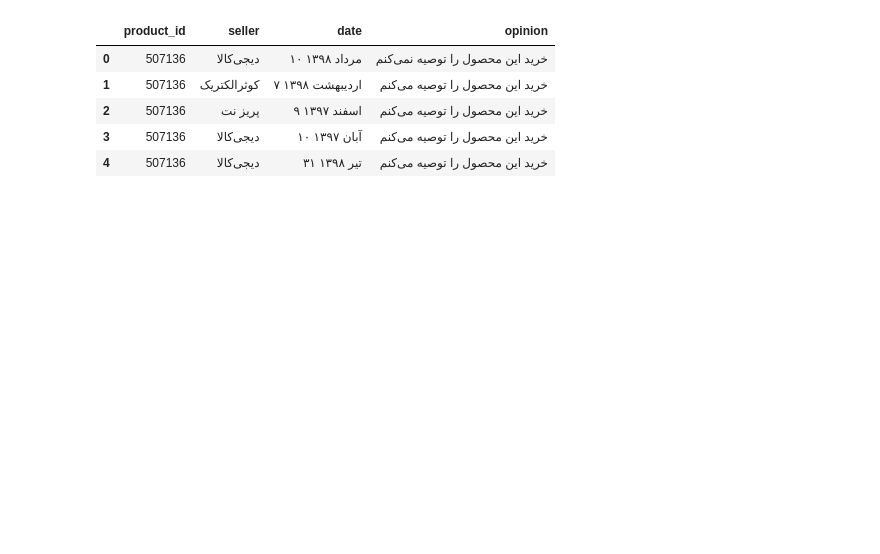
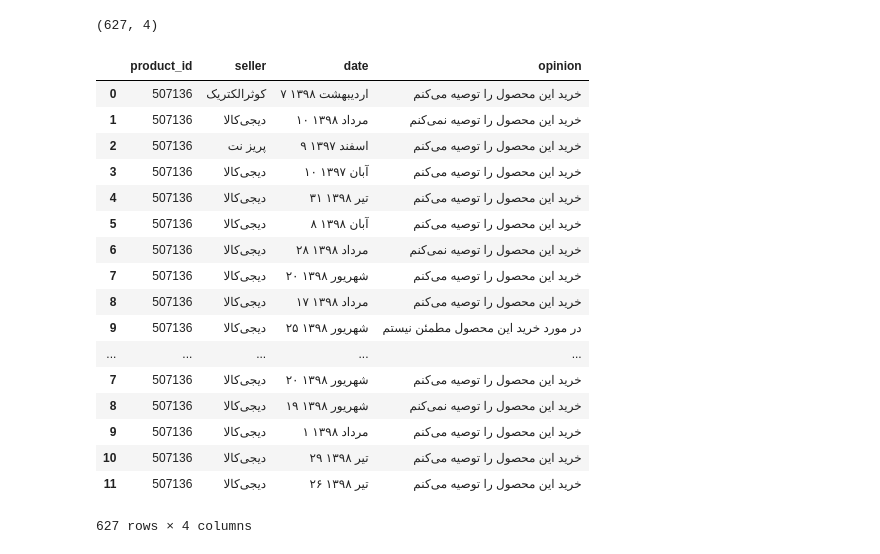
Before and after one commit to saeedesmaili/digikala_comments, a Jupyter notebook: getting_the_data.ipynb, the cells around one changed output. Cells and saved outputs as stored; diff of their text form; code cells hidden in the pictures; blank space fills up the shorter version.

```diff
--- a/getting_the_data.ipynb
+++ b/getting_the_data.ipynb
@@ -134,0 +75,27 @@ opinion: خرید این محصول را توصیه می‌کنم
+# %%
+url = "https://www.digikala.com/ajax/product/comments/507136/"
+
+headers = {
+    'User-Agent': "Mozilla/5.0 (X11; Ubuntu; Linux x86_64; rv:66.0) Gecko/20100101 Firefox/66.0",
+    'Accept': "*/*",
+    'Accept-Language': "en-US,en;q=0.5",
+    'Referer': "https://www.digikala.com/product/dkp-507136/%D9%84%D8%A7%D9%85%D9%BE-%D8%A7%D9%84-%D8%A7%DB%8C-%D8%AF%DB%8C-25-%D9%88%D8%A7%D8%AA-%D8%A8%D8%B1%D9%88%DA%A9%D8%B3-%D9%85%D8%AF%D9%84-1739-a95-%D9%BE%D8%A7%DB%8C%D9%87-e27?variant_id=956818",
+    'Content-Type': "application/x-www-form-urlencoded; charset=UTF-8",
+    'X-Requested-With': "XMLHttpRequest",
+    'Connection': "keep-alive",
+    'Cache-Control': "no-cache",
+    'Postman-Token': "3dbd5dca-72df-4f38-862c-8f0c1edad5ee,2ea246f4-01fb-4652-ba3c-768f3641539f",
+    'Host': "www.digikala.com",
+    'Accept-Encoding': "gzip, deflate",
+    'cache-control': "no-cache"
+    }
+
+df = pd.DataFrame(columns=["product_id", "seller", "date", "opinion"])
+
+for page in range(100):
+    print("page: {}".format(page))
+    print(df.shape)
+    querystring = {"page":str(page),"mode":"buyers"}
+    response = requests.request("GET", url, headers=headers, params=querystring)
+    df_new = parse_comment_page(response)
+    df = pd.concat([df, df_new])
@@ -135,9 +121,25 @@ opinion: خرید این محصول را توصیه می‌کنم
+# %%
+df.shape
+# %% [output]
+(627, 4)
 # %%
-df.head()
+df
 # %% [output]
 |  | product_id | seller | date | opinion |
-| 0 | 507136 | دیجی‌کالا | ۱۰ مرداد ۱۳۹۸ | خرید این محصول را توصیه نمی‌کنم |
-| 1 | 507136 | کوثرالکتریک | ۷ اردیبهشت ۱۳۹۸ | خرید این محصول را توصیه می‌کنم |
+| 0 | 507136 | کوثرالکتریک | ۷ اردیبهشت ۱۳۹۸ | خرید این محصول را توصیه می‌کنم |
+| 1 | 507136 | دیجی‌کالا | ۱۰ مرداد ۱۳۹۸ | خرید این محصول را توصیه نمی‌کنم |
 | 2 | 507136 | پریز نت | ۹ اسفند ۱۳۹۷ | خرید این محصول را توصیه می‌کنم |
 | 3 | 507136 | دیجی‌کالا | ۱۰ آبان ۱۳۹۷ | خرید این محصول را توصیه می‌کنم |
 | 4 | 507136 | دیجی‌کالا | ۳۱ تیر ۱۳۹۸ | خرید این محصول را توصیه می‌کنم |
+| 5 | 507136 | دیجی‌کالا | ۸ آبان ۱۳۹۸ | خرید این محصول را توصیه می‌کنم |
+| 6 | 507136 | دیجی‌کالا | ۲۸ مرداد ۱۳۹۸ | خرید این محصول را توصیه نمی‌کنم |
+| 7 | 507136 | دیجی‌کالا | ۲۰ شهریور ۱۳۹۸ | خرید این محصول را توصیه می‌کنم |
+| 8 | 507136 | دیجی‌کالا | ۱۷ مرداد ۱۳۹۸ | خرید این محصول را توصیه می‌کنم |
+| 9 | 507136 | دیجی‌کالا | ۲۵ شهریور ۱۳۹۸ | در مورد خرید این محصول مطمئن نیستم |
+| ... | ... | ... | ... | ... |
+| 7 | 507136 | دیجی‌کالا | ۲۰ شهریور ۱۳۹۸ | خرید این محصول را توصیه می‌کنم |
+| 8 | 507136 | دیجی‌کالا | ۱۹ شهریور ۱۳۹۸ | خرید این محصول را توصیه نمی‌کنم |
+| 9 | 507136 | دیجی‌کالا | ۱ مرداد ۱۳۹۸ | خرید این محصول را توصیه می‌کنم |
+| 10 | 507136 | دیجی‌کالا | ۲۹ تیر ۱۳۹۸ | خرید این محصول را توصیه می‌کنم |
+| 11 | 507136 | دیجی‌کالا | ۲۶ تیر ۱۳۹۸ | خرید این محصول را توصیه می‌کنم |
+627 rows × 4 columns
```
Also changed, not shown: parts of 11 cells of this notebook.
